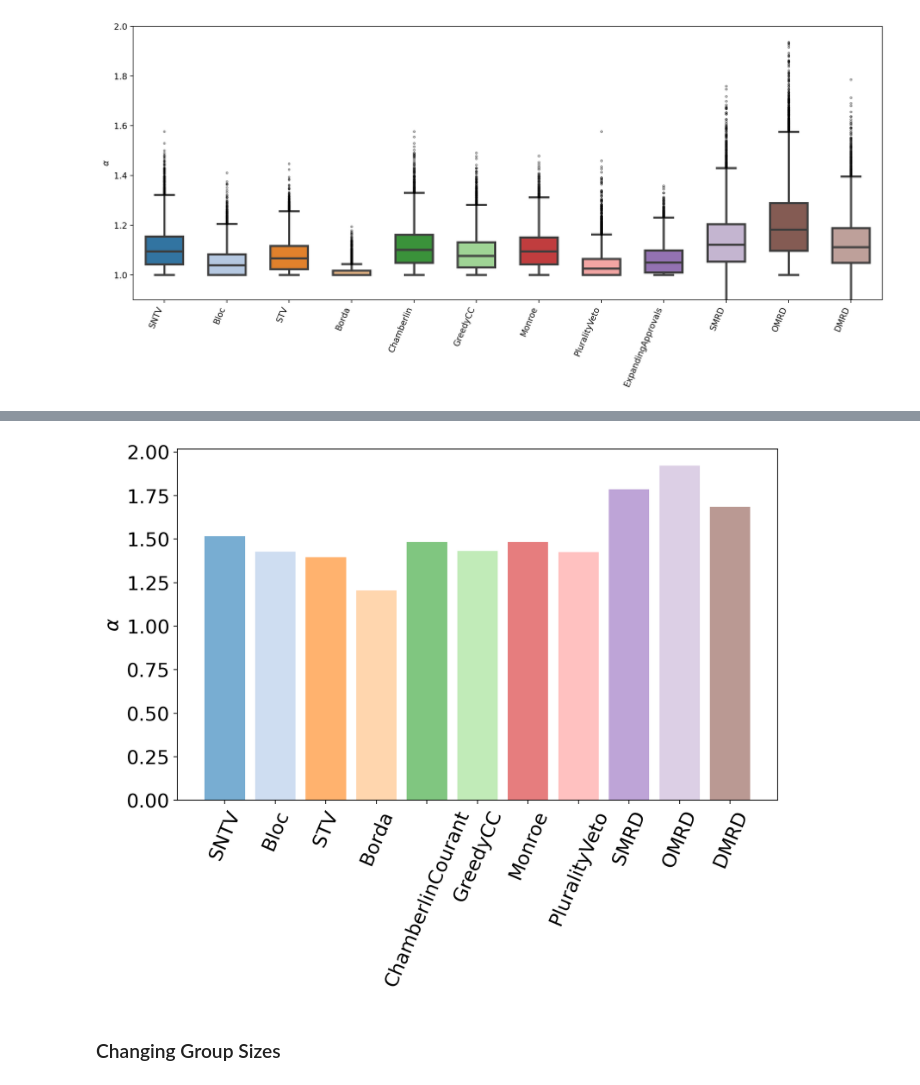
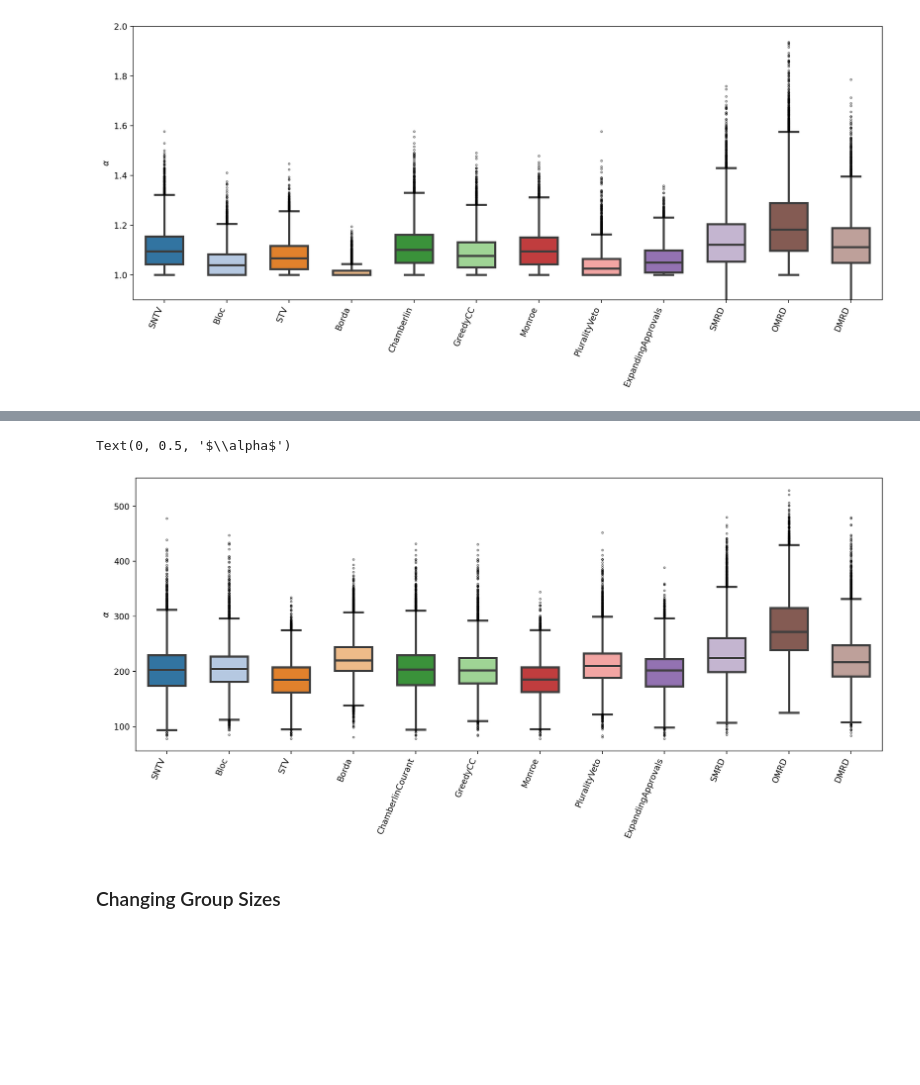
Before and after one commit to kevin-q2/Metric-Voting, a Jupyter notebook: experiments.ipynb, the cells around one changed output, grey strips where cells are left out. Saved outputs shown, nothing was run; the diff lists cells and outputs as text; code cells hidden in the pictures; blank space fills up the shorter version.

Commit message:
expanded approvals and updated figures

```diff
--- a/experiments.ipynb
+++ b/experiments.ipynb
@@ -138,7 +138,7 @@ result_dict = results_list[0]
 '''
 
 
-f = 'data/2party1.npz'
+f = 'data/2bloc.npz'
 loaded_data = np.load(f)
 result_dict = {key: loaded_data[key] for key in loaded_data.files}
 # %% [markdown]
@@ -344,12 +332,0 @@ plt.show()
-# %%
-plt.rcParams.update({'font.size': 18})
-# Create a violin plot
-plt.figure(figsize=(16, 6), dpi = 200)
-ax = sns.violinplot(data=represent_data1, palette = tab20_colors, alpha = 1, width = 0.9)
-for violin in ax.collections:
-    violin.set_alpha(1)
-
-ax.set_ylim(1, 2)
-plt.xticks(ticks=np.arange(len(elections_list)), labels=represent_labels1, rotation=67)
-plt.ylabel(r'$\alpha$')
-#plt.savefig('metric_voting/figures/2party_representation1_1.png', bbox_inches='tight')
@@ -359,14 +333,30 @@ Text(0, 0.5, '$\\alpha$')
-# %%
-max_values = [np.max(represent_data1[i]) for i in range(len(represent_data1))]
-
-plt.figure(figsize=(10, 6), dpi = 200)
-
-plt.bar(represent_labels, max_values, color = tab20_colors, alpha = 0.6)
-plt.xticks(ticks=np.arange(len(elections_list)), labels=represent_labels1, rotation=67)
-plt.ylabel(r'$\alpha$')
-plt.show()
-# %% [output]
-[figure, removed]
+# %%
+qmin_samples = {e.__name__:np.zeros(n_samples) for e in elections_list}
+
+for i in range(n_samples):
+    voter_positions = result_dict['voters'][i]
+    candidate_positions = result_dict['candidates'][i]
+    labels = result_dict['labels'][i]
+
+    for j,E in enumerate(elections_list):
+        name = E.__name__
+        winners = result_dict[name][i]
+        qmin_sum = qmin(voter_positions, winners, q = 1)
+        qmin_samples[name][i] = qmin_sum
+
+qmin_data = [values for values in qmin_samples.values()]
+qmin_labels = [name for name in qmin_samples.keys()]
+# %%
+plt.figure(figsize=(16, 6), dpi = 200)
+flierprops = dict(marker='o', markerfacecolor='none', markersize=2, linestyle='none', markeredgecolor='black', alpha = 0.5)
+
+ax = sns.boxplot(data=qmin_data, palette = tab20_colors, width = 0.6, linewidth=2.5, fliersize= 1, flierprops=flierprops)
+#ax.set_ylim(0.9, 2)
+plt.xticks(ticks=np.arange(len(elections_list)), labels=qmin_labels, rotation=67, ha='right')
+plt.ylabel(r'$\alpha$')
+# %% [output]
+Text(0, 0.5, '$\\alpha$')
+[figure, added]
 # %% [markdown]
 ### Changing Group Sizes
 # %%
```
Also changed, not shown: parts of 9 cells of this notebook, 26 other files.
